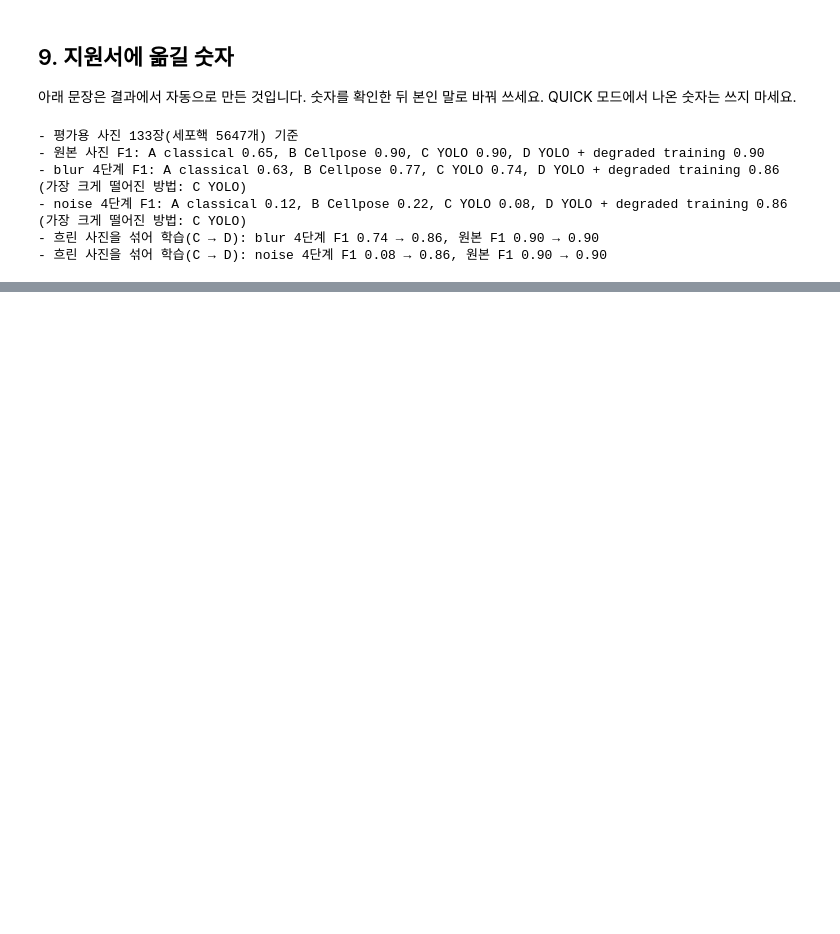
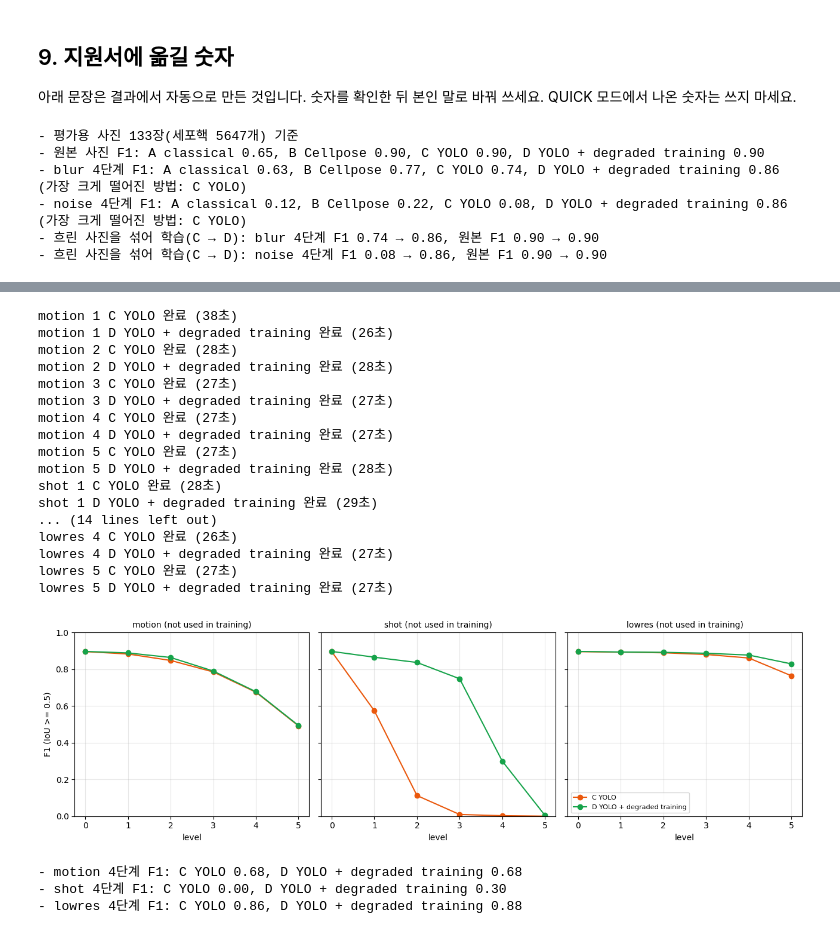
Before and after one commit to seungmin517/nuclei-detection-under-blur, a Jupyter notebook: yim_nuclei_mini.ipynb, the cells around one changed output, grey strips where cells are left out. Saved outputs shown, nothing was run; the diff lists cells and outputs as text; code cells hidden in the pictures; blank space fills up the shorter version.

```diff
--- a/yim_nuclei_mini.ipynb
+++ b/yim_nuclei_mini.ipynb
@@ -549,0 +569,76 @@ if QUICK:
+# %%
+UNSEEN_WITH_CELLPOSE = False
+methods_u = (('B_cellpose',) if UNSEEN_WITH_CELLPOSE else ()) + ('C_yolo', 'D_yolo_aug')
+UNSEEN_RUNNERS = {m: RUNNERS[m] for m in methods_u if m in RUNNERS}
+unseen_csv = f'{ROOT}/results/sweep_unseen.csv'
+part_csv = f'{ROOT}/results/sweep_unseen_partial.csv'
+import time
+
+if os.path.exists(unseen_csv):
+    du = pd.read_csv(unseen_csv)
+    du = du[du.method.isin(UNSEEN_RUNNERS)]
+else:
+    done = pd.read_csv(part_csv) if os.path.exists(part_csv) else pd.DataFrame(columns=['method', 'kind', 'level'])
+    originals = [load_img(i) for i in val_ids]
+    for kind in UNSEEN:
+        for lv in LEVELS[1:]:
+            todo = [m for m in UNSEEN_RUNNERS
+                    if not ((done.method == m) & (done.kind == kind) & (done.level == lv)).any()]
+            if not todo:
+                continue
+            imgs = [degrade_unseen(im, kind, lv, i) for im, i in zip(originals, val_ids)]
+            for m in todo:
+                t0, rows = time.time(), []
+                for i, p in zip(val_ids, UNSEEN_RUNNERS[m](imgs)):
+                    tp, fp, fn = match(p, GT[i])
+                    rows.append(dict(method=m, kind=kind, level=lv, id=i, type=TYPE[i],
+                                     tp=tp, fp=fp, fn=fn, n_pred=len(p), n_gt=len(GT[i])))
+                done = pd.concat([done, pd.DataFrame(rows)], ignore_index=True)
+                done.to_csv(part_csv, index=False)            # 단계마다 저장
+                print(f'{kind} {lv} {METHOD_NAMES[m]} 완료 ({time.time() - t0:.0f}초)')
+    clean = df[df.level == 0].drop_duplicates(['method', 'id'])      # 0단계는 7번 결과를 그대로 씀
+    clean = clean[clean.method.isin(UNSEEN_RUNNERS)]
+    du = pd.concat([clean.assign(kind=k) for k in UNSEEN] + [done[done.method.isin(UNSEEN_RUNNERS)]],
+                   ignore_index=True)
+    du.to_csv(unseen_csv, index=False)
+
+table_u = du.groupby(['kind', 'level', 'method'])[['tp', 'fp', 'fn', 'n_pred', 'n_gt']].apply(summarize).reset_index()
+table_u.to_csv(f'{ROOT}/results/summary_unseen.csv', index=False)
+
+fig, axes = plt.subplots(1, 3, figsize=(13, 4), sharey=True)
+for ax, kind in zip(axes, UNSEEN):
+    for m in UNSEEN_RUNNERS:
+        t = table_u[(table_u.kind == kind) & (table_u.method == m)].sort_values('level')
+        ax.plot(t.level, t.F1, 'o-', color=colors[m], label=METHOD_NAMES[m])
+    ax.set_title(f'{kind} (not used in training)', fontsize=10); ax.set_xlabel('level')
+    ax.set_xticks(LEVELS); ax.grid(alpha=.3)
+axes[0].set_ylabel('F1 (IoU >= 0.5)'); axes[0].set_ylim(0, 1); axes[2].legend(fontsize=8)
+plt.tight_layout(); plt.savefig(f'{ROOT}/figures/7_f1_unseen_degradation.png', dpi=150); plt.show()
+
+for kind in UNSEEN:
+    line = ', '.join(f"{METHOD_NAMES[m]} {table_u[(table_u.method == m) & (table_u.kind == kind) & (table_u.level == 4)].F1.item():.2f}"
+                     for m in UNSEEN_RUNNERS)
+    print(f'- {kind} 4단계 F1: {line}')
+table_u.pivot_table(index=['kind', 'level'], columns='method', values='F1').round(3)
+# %% [output]
+motion 1 C YOLO 완료 (38초)
+motion 1 D YOLO + degraded training 완료 (26초)
+motion 2 C YOLO 완료 (28초)
+motion 2 D YOLO + degraded training 완료 (28초)
+motion 3 C YOLO 완료 (27초)
+motion 3 D YOLO + degraded training 완료 (27초)
+motion 4 C YOLO 완료 (27초)
+motion 4 D YOLO + degraded training 완료 (27초)
+motion 5 C YOLO 완료 (27초)
+motion 5 D YOLO + degraded training 완료 (28초)
+shot 1 C YOLO 완료 (28초)
+shot 1 D YOLO + degraded training 완료 (29초)
+... (14 lines left out)
+lowres 4 C YOLO 완료 (26초)
+lowres 4 D YOLO + degraded training 완료 (27초)
+lowres 5 C YOLO 완료 (27초)
+lowres 5 D YOLO + degraded training 완료 (27초)
+[figure, added]
+- motion 4단계 F1: C YOLO 0.68, D YOLO + degraded training 0.68
+- shot 4단계 F1: C YOLO 0.00, D YOLO + degraded training 0.30
+- lowres 4단계 F1: C YOLO 0.86, D YOLO + degraded training 0.88
```
Also changed, not shown: parts of 8 cells of this notebook.
